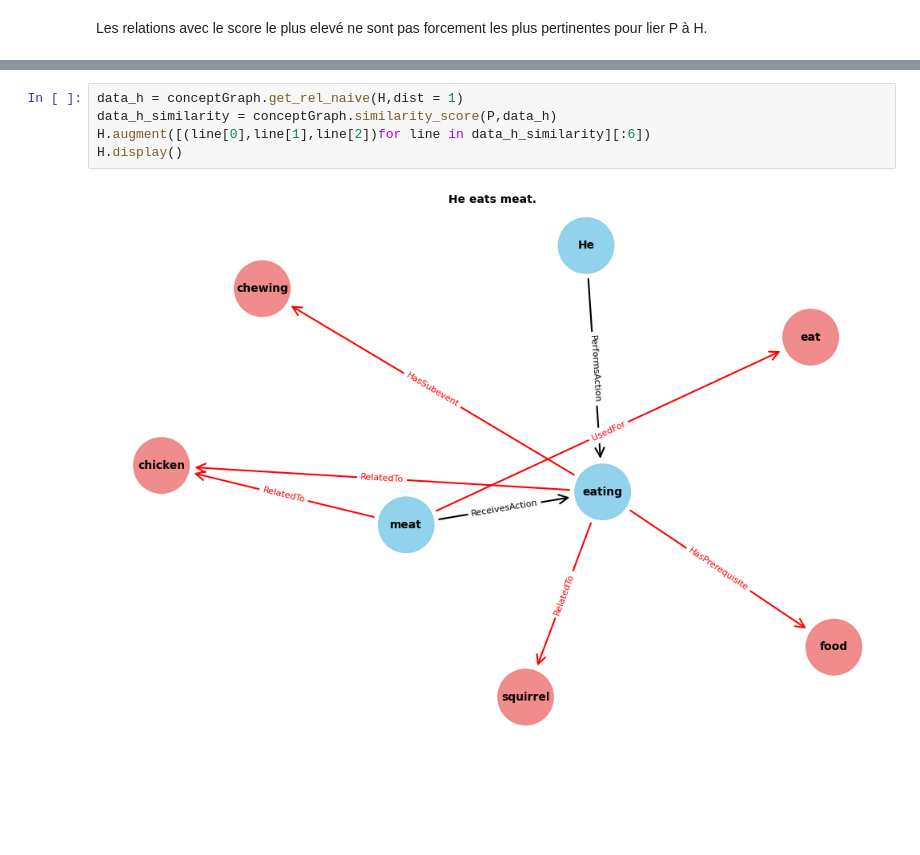
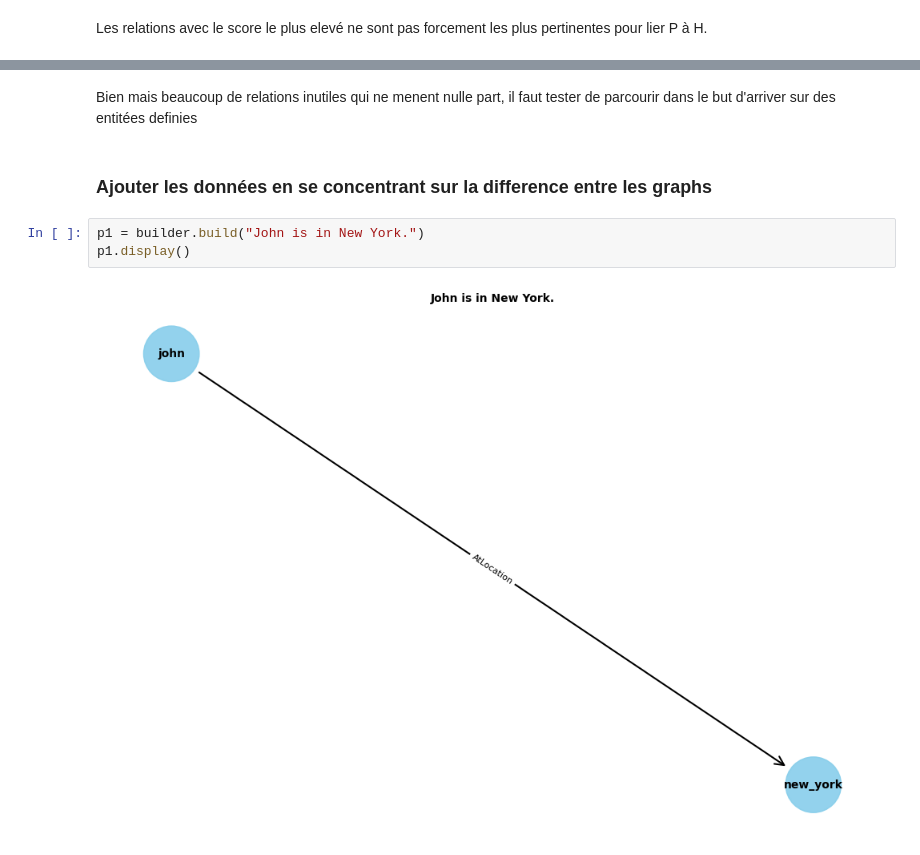
Before and after one commit to Younes2E/graph-nli, a Jupyter notebook: augmentation_test.ipynb, the cells around one changed output, grey strips where cells are left out. Cells and saved outputs as stored; diff of their text form; blank space fills up the shorter version.

Commit message:
multi-hop targeted augmentation

```diff
--- a/augmentation_test.ipynb
+++ b/augmentation_test.ipynb
@@ -77,7 +81,9 @@ P.display()
-# %%
-data_h = conceptGraph.get_rel_naive(H,dist = 1)
-data_h_similarity = conceptGraph.similarity_score(P,data_h)
-H.augment([(line[0],line[1],line[2])for line in data_h_similarity][:6])
-H.display()
-# %% [output]
-[figure, removed]
+# %% [markdown]
+Bien mais beaucoup de relations inutiles qui ne menent nulle part, il faut tester de parcourir dans le but d'arriver sur des entitées definies
+# %% [markdown]
+### Ajouter les données en se concentrant sur la difference entre les graphs
+# %%
+p1 = builder.build("John is in New York.")
+p1.display()
+# %% [output]
+[figure, added]
```
Also changed, not shown: parts of 34 cells of this notebook, 16 other files.
